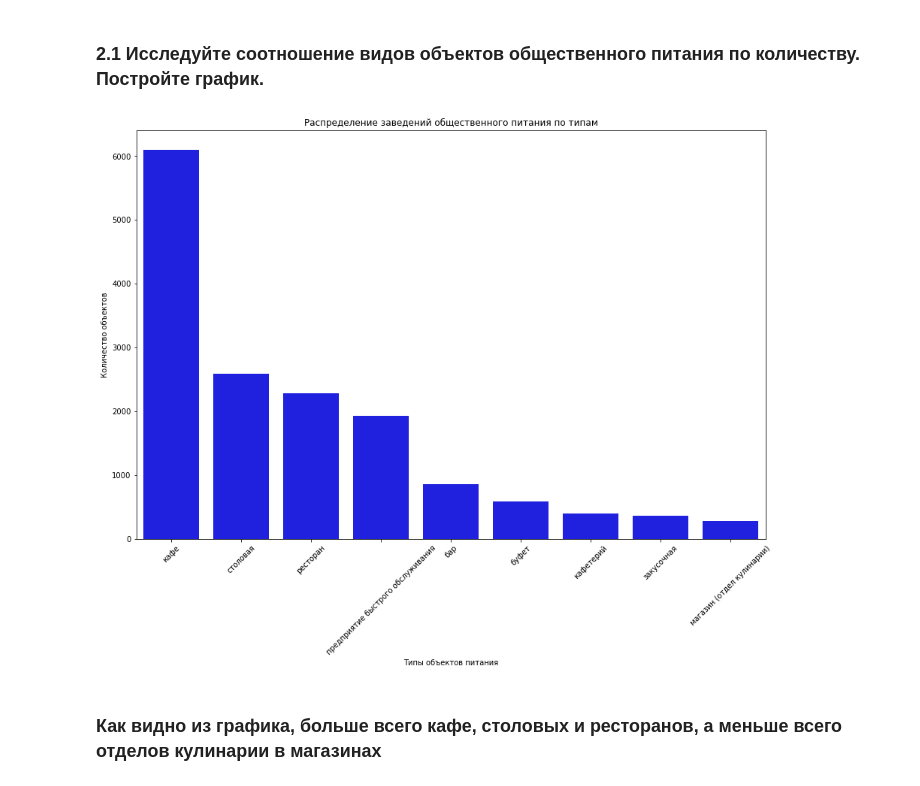
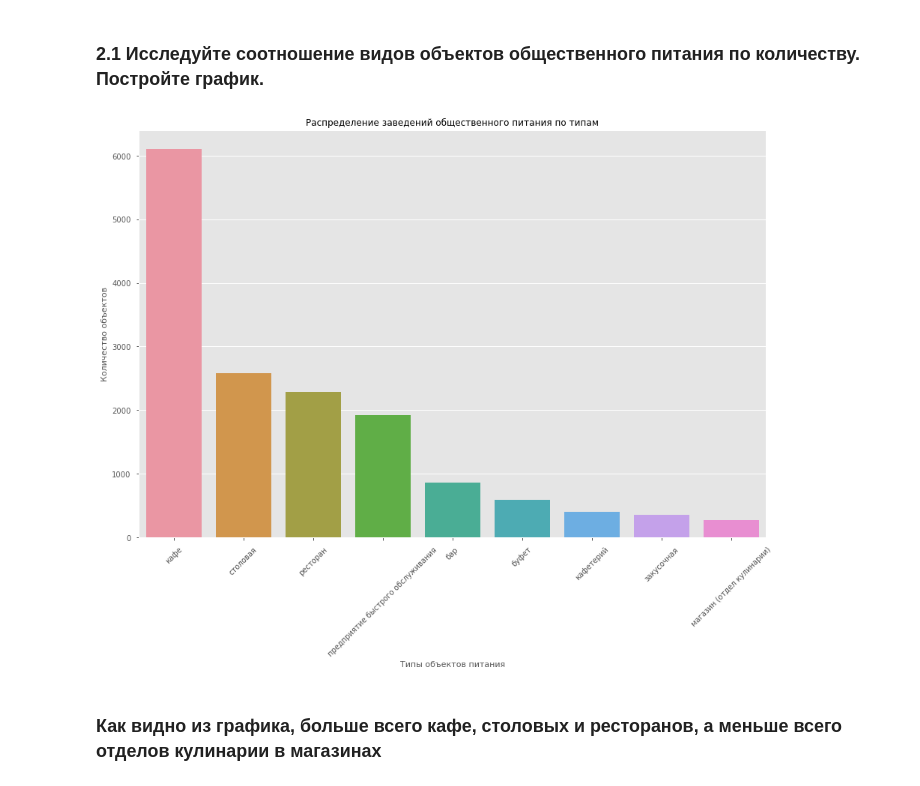
Before and after one commit to kbzunder/Yandex_Practicum_Projects, a Jupyter notebook: project_14_visualization.ipynb, the cells around one changed output. Drawn from its saved outputs; the diff is of its cells as text; code cells hidden in the pictures.

```diff
--- a/project_14_visualization.ipynb
+++ b/project_14_visualization.ipynb
@@ -18,6 +18,7 @@
 3.[Общий вывод](#Conclusion)
 # %%
 import pandas as pd
+pd.options.display.float_format = '{:,.0f}'.format
 import datetime as dt
 from pandas_profiling import ProfileReport
 import warnings
@@ -25,6 +26,7 @@ warnings.filterwarnings('ignore')
 
 import matplotlib.pyplot as plt
 %matplotlib inline
+plt.style.use('ggplot')
 import seaborn as sns
 from plotly import graph_objects as go
 import plotly.express as px
@@ -78,17 +80,18 @@ ProfileReport(data)
 ### 2.1 Исследуйте соотношение видов объектов общественного питания по количеству. Постройте график.
 # %%
 plt.figure(figsize=(15,10))
+plt.style.use('seaborn-notebook')
 sns.barplot(x='object_type',y='count', data=data.groupby('object_type',as_index=False)\
     .agg({'id':'count'})\
     .rename(columns={'id':'count'})\
-    .sort_values(by='count', ascending=False), color = 'blue')
+    .sort_values(by='count', ascending=False))
 plt.title('Распределение заведений общественного питания по типам')
 plt.xlabel("Типы объектов питания")
 plt.ylabel('Количество объектов')
 plt.xticks(rotation=45)
 plt.show()
 # %% [output]
-[figure, old version]
+[figure, new version]
 # %% [markdown]
 ### Как видно из графика, больше всего кафе, столовых и ресторанов, а меньше всего отделов кулинарии в магазинах
 # %% [markdown]
```
Also changed, not shown: parts of 16 cells of this notebook.
